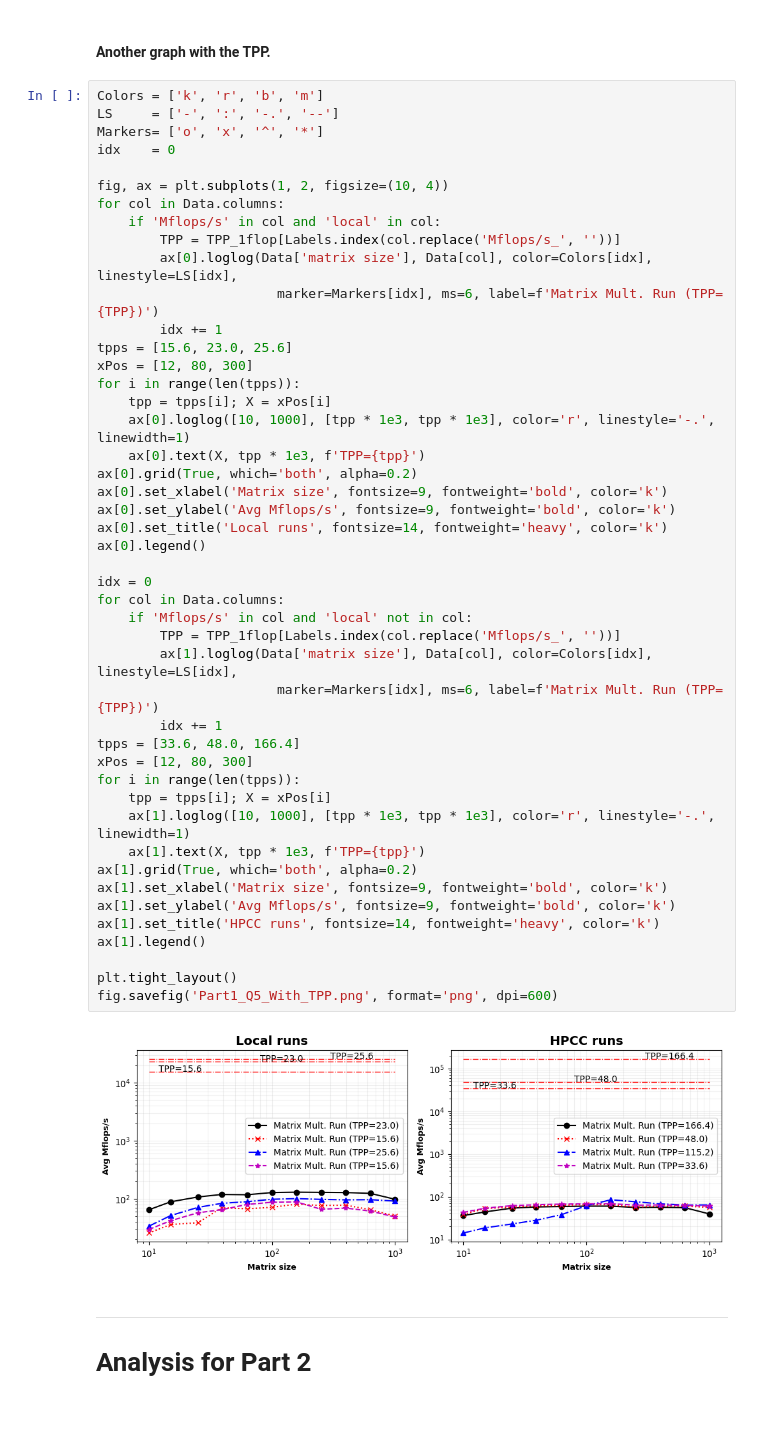
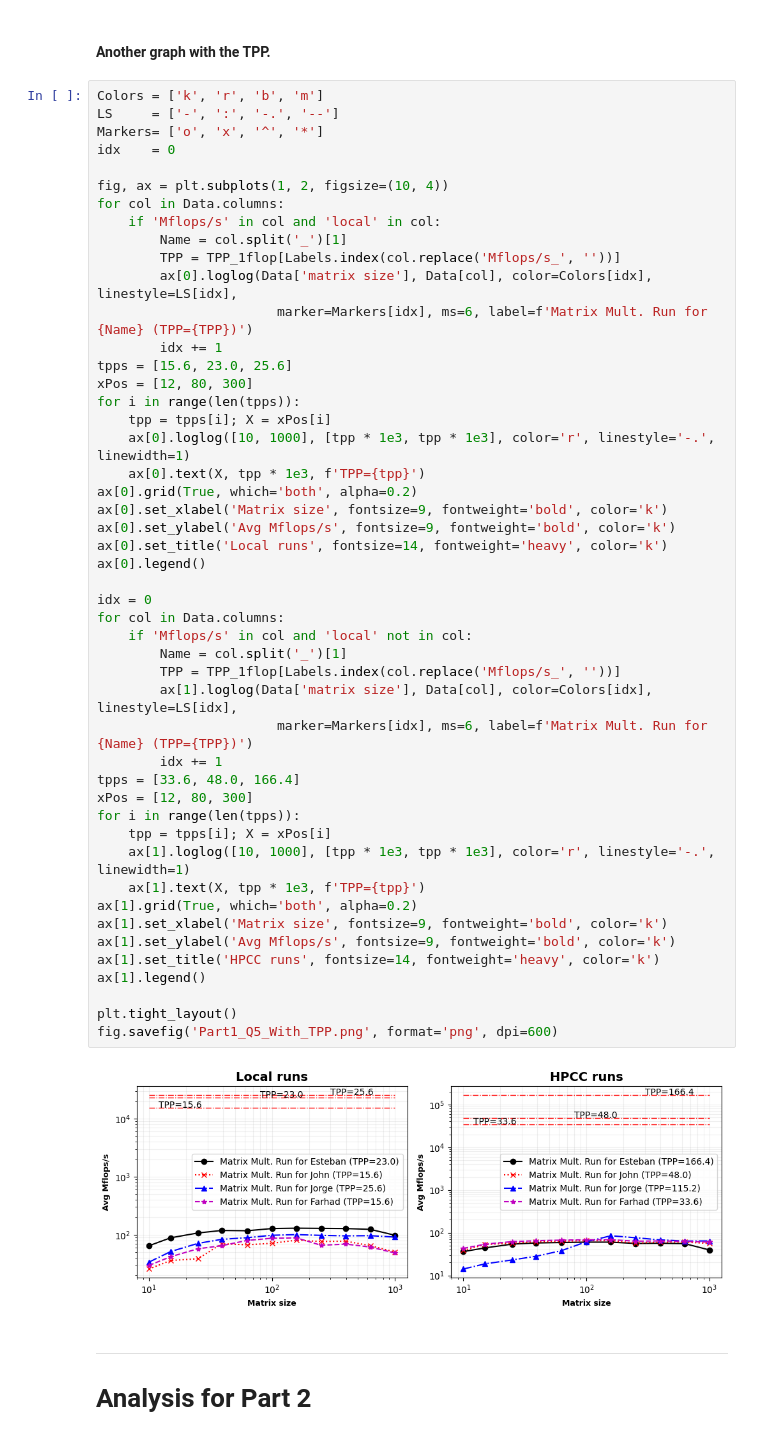
Before and after one commit to cmse822/project-1-team-2, a Jupyter notebook: analysis/analysis.ipynb, the cells around one changed output. Saved outputs shown, nothing was run; the diff lists cells and outputs as text.

Commit message:
Update plot 3 with names

```diff
--- a/analysis/analysis.ipynb
+++ b/analysis/analysis.ipynb
@@ -164,9 +164,10 @@ idx    = 0
 fig, ax = plt.subplots(1, 2, figsize=(10, 4))
 for col in Data.columns:
     if 'Mflops/s' in col and 'local' in col:
+        Name = col.split('_')[1]
         TPP = TPP_1flop[Labels.index(col.replace('Mflops/s_', ''))]
         ax[0].loglog(Data['matrix size'], Data[col], color=Colors[idx], linestyle=LS[idx],
-                       marker=Markers[idx], ms=6, label=f'Matrix Mult. Run (TPP={TPP})')
+                       marker=Markers[idx], ms=6, label=f'Matrix Mult. Run for {Name} (TPP={TPP})')
         idx += 1
 tpps = [15.6, 23.0, 25.6]
 xPos = [12, 80, 300]
@@ -174,35 +175,36 @@ for i in range(len(tpps)):
     tpp = tpps[i]; X = xPos[i]
     ax[0].loglog([10, 1000], [tpp * 1e3, tpp * 1e3], color='r', linestyle='-.', linewidth=1)
     ax[0].text(X, tpp * 1e3, f'TPP={tpp}')
 ax[0].grid(True, which='both', alpha=0.2)
 ax[0].set_xlabel('Matrix size', fontsize=9, fontweight='bold', color='k')
 ax[0].set_ylabel('Avg Mflops/s', fontsize=9, fontweight='bold', color='k')
 ax[0].set_title('Local runs', fontsize=14, fontweight='heavy', color='k')
 ax[0].legend()
 
 idx = 0
 for col in Data.columns:
     if 'Mflops/s' in col and 'local' not in col:
+        Name = col.split('_')[1]
         TPP = TPP_1flop[Labels.index(col.replace('Mflops/s_', ''))]
         ax[1].loglog(Data['matrix size'], Data[col], color=Colors[idx], linestyle=LS[idx],
-                       marker=Markers[idx], ms=6, label=f'Matrix Mult. Run (TPP={TPP})')
+                       marker=Markers[idx], ms=6, label=f'Matrix Mult. Run for {Name} (TPP={TPP})')
         idx += 1
 tpps = [33.6, 48.0, 166.4]
 xPos = [12, 80, 300]
 for i in range(len(tpps)):
     tpp = tpps[i]; X = xPos[i]
     ax[1].loglog([10, 1000], [tpp * 1e3, tpp * 1e3], color='r', linestyle='-.', linewidth=1)
     ax[1].text(X, tpp * 1e3, f'TPP={tpp}')
 ax[1].grid(True, which='both', alpha=0.2)
 ax[1].set_xlabel('Matrix size', fontsize=9, fontweight='bold', color='k')
 ax[1].set_ylabel('Avg Mflops/s', fontsize=9, fontweight='bold', color='k')
 ax[1].set_title('HPCC runs', fontsize=14, fontweight='heavy', color='k')
 ax[1].legend()
 
 plt.tight_layout()
 fig.savefig('Part1_Q5_With_TPP.png', format='png', dpi=600)
 # %% [output]
-[figure, old version]
+[figure, new version]
 # %% [markdown]
 ____
 # Analysis for Part 2
```
Also changed, not shown: 1 other file.
